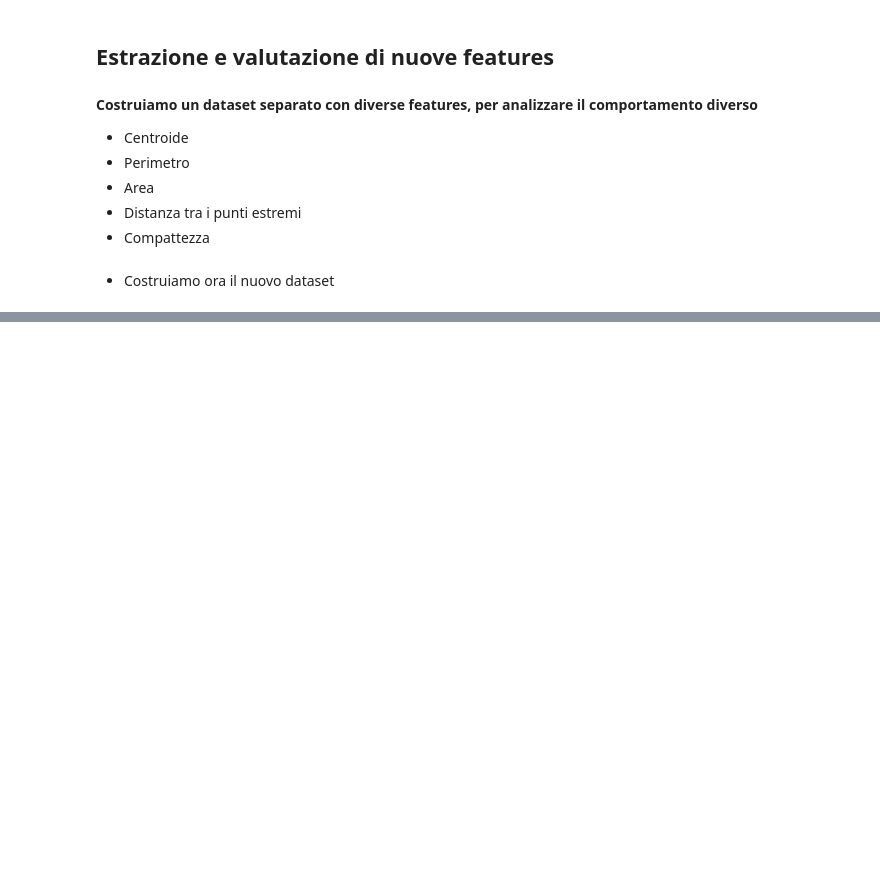
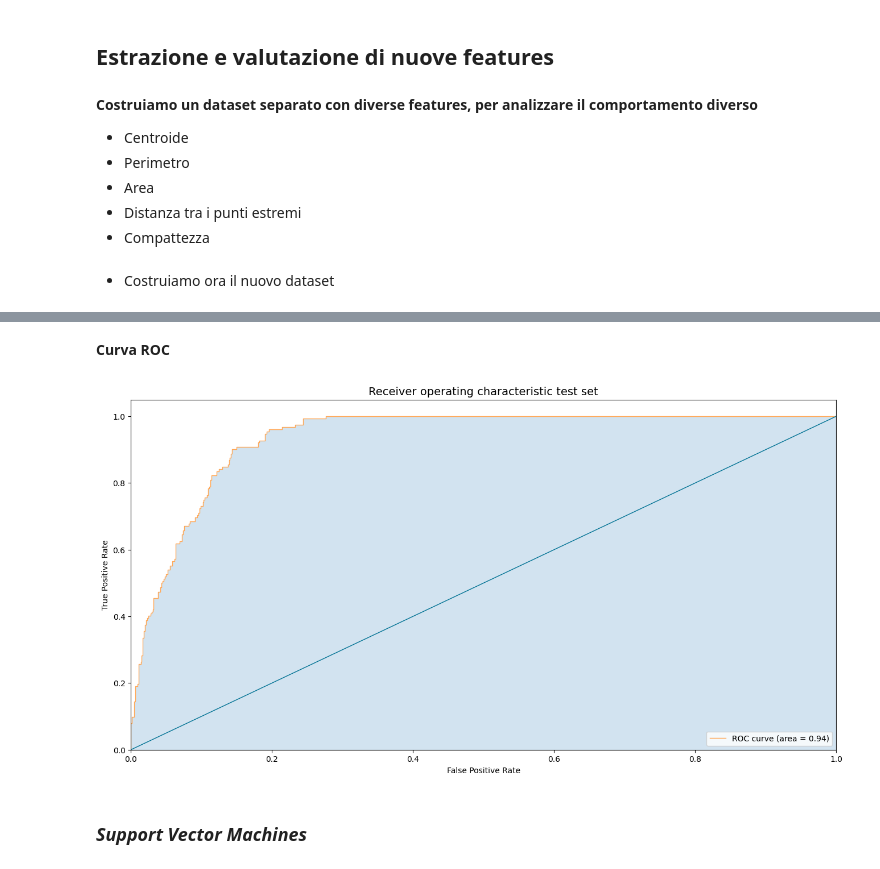
Before and after one commit to fettinz/Shape-recognition-Machine-Learning, a Jupyter notebook: Bellacopia.ipynb, the cells around one changed output, grey strips where cells are left out. Drawn from its saved outputs; the diff is of its cells as text; code cells hidden in the pictures; blank space fills up the shorter version.

```diff
--- a/Bellacopia.ipynb
+++ b/Bellacopia.ipynb
@@ -451,0 +527,3 @@ df_geo.to_csv('dataset_geo.csv', index=False) # Esportazione del dataset con le
+# %%
+X_train_pca = proiezioni_train
+X_test_pca  = proiezioni_test
@@ -451,0 +640,24 @@ df_geo.to_csv('dataset_geo.csv', index=False) # Esportazione del dataset con le
+# %%
+colors = ['xkcd:pale orange', 'xkcd:sea blue', 'xkcd:pale red', 'xkcd:sage green', 'xkcd:terra cotta', 'xkcd:dull purple', 'xkcd:teal', 'xkcd:goldenrod', 'xkcd:cadet blue',
+          'xkcd:scarlet']
+cmap_big = plt.get_cmap('Spectral', 512)
+cmap = mcolors.ListedColormap(cmap_big(np.linspace(0.35, 0.95, 256)))
+# %% [markdown]
+**Curva ROC**
+# %%
+fpr, tpr, thresholds = roc_curve(y_test_pred_lr, gs_lr.predict_proba(X_test_pca)[:,1], pos_label=1)
+plt.figure(figsize=(16,8))
+plt.plot(fpr, tpr, color=colors[0], linewidth=1,label='ROC curve (area = %0.2f)' %  auc(fpr, tpr))
+plt.fill_between(fpr, 0, tpr, alpha=0.2)
+plt.plot([0, 1], [0, 1], color=colors[1], linewidth=1)
+plt.xlim([0.0, 1.0])
+plt.ylim([0.0, 1.05])
+plt.ylabel(r'True Positive Rate')
+plt.xlabel(r'False Positive Rate')
+plt.title('Receiver operating characteristic test set', fontsize=14)
+plt.legend(loc="lower right")
+plt.show()
+# %% [output]
+[figure, added]
+# %% [markdown]
+### *Support Vector Machines*
```
Also changed, not shown: parts of 47 cells of this notebook, 1 other file.
